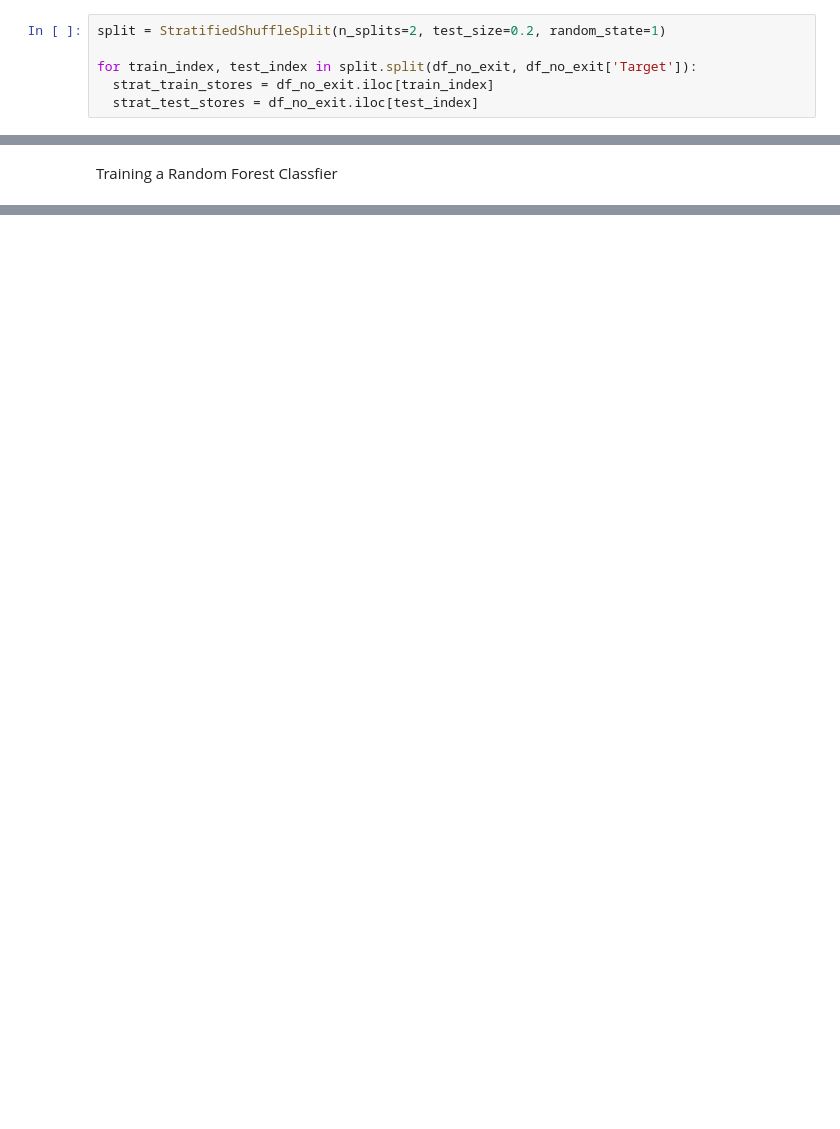
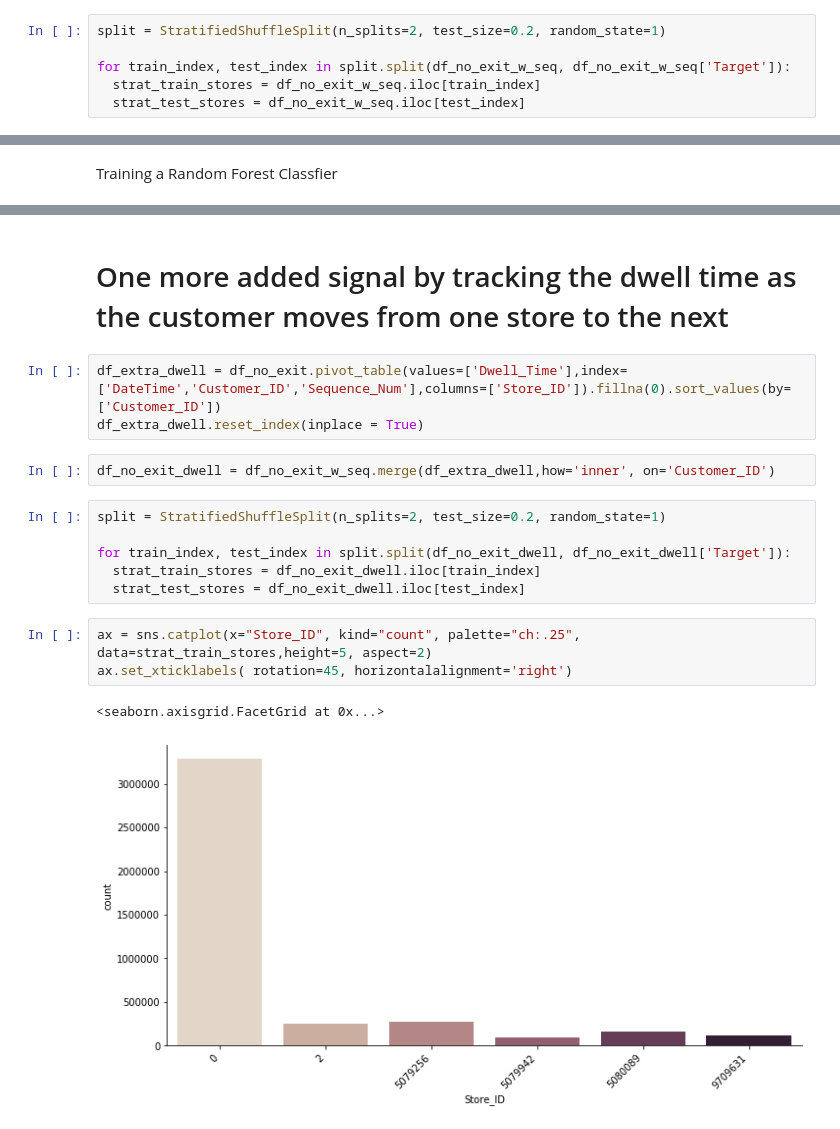
Before and after one commit to salmanarif86/MLAI, a Jupyter notebook: Yorkdale_oxford.ipynb, the cells around one changed output, grey strips where cells are left out. Cells and saved outputs as stored; diff of their text form; blank space fills up the shorter version.

```diff
--- a/Yorkdale_oxford.ipynb
+++ b/Yorkdale_oxford.ipynb
@@ -444,9 +463,9 @@ Performing a Stratfied shuffle split to make sure the distribution between train
 # %%
 split = StratifiedShuffleSplit(n_splits=2, test_size=0.2, random_state=1)
 
-for train_index, test_index in split.split(df_no_exit, df_no_exit['Target']):
-  strat_train_stores = df_no_exit.iloc[train_index]
-  strat_test_stores = df_no_exit.iloc[test_index]
+for train_index, test_index in split.split(df_no_exit_w_seq, df_no_exit_w_seq['Target']):
+  strat_train_stores = df_no_exit_w_seq.iloc[train_index]
+  strat_test_stores = df_no_exit_w_seq.iloc[test_index]
 # %%
 ax = sns.catplot(x="Store_ID", kind="count", palette="ch:.25", data=strat_train_stores,height=5, aspect=2)
 ax.set_xticklabels( rotation=45, horizontalalignment='right')
@@ -502,0 +562,19 @@ array([      0,       2, 5079256, 5079942, 5080089, 9709631])
+# %% [markdown]
+# One more added signal by tracking the dwell time as the customer moves from one store to the next
+# %%
+df_extra_dwell = df_no_exit.pivot_table(values=['Dwell_Time'],index=['DateTime','Customer_ID','Sequence_Num'],columns=['Store_ID']).fillna(0).sort_values(by=['Customer_ID'])
+df_extra_dwell.reset_index(inplace = True)
+# %%
+df_no_exit_dwell = df_no_exit_w_seq.merge(df_extra_dwell,how='inner', on='Customer_ID')
+# %%
+split = StratifiedShuffleSplit(n_splits=2, test_size=0.2, random_state=1)
+
+for train_index, test_index in split.split(df_no_exit_dwell, df_no_exit_dwell['Target']):
+  strat_train_stores = df_no_exit_dwell.iloc[train_index]
+  strat_test_stores = df_no_exit_dwell.iloc[test_index]
+# %%
+ax = sns.catplot(x="Store_ID", kind="count", palette="ch:.25", data=strat_train_stores,height=5, aspect=2)
+ax.set_xticklabels( rotation=45, horizontalalignment='right')
+# %% [output]
+<seaborn.axisgrid.FacetGrid at 0x...>
+[figure, added]
```
Also changed, not shown: parts of 56 cells of this notebook.
